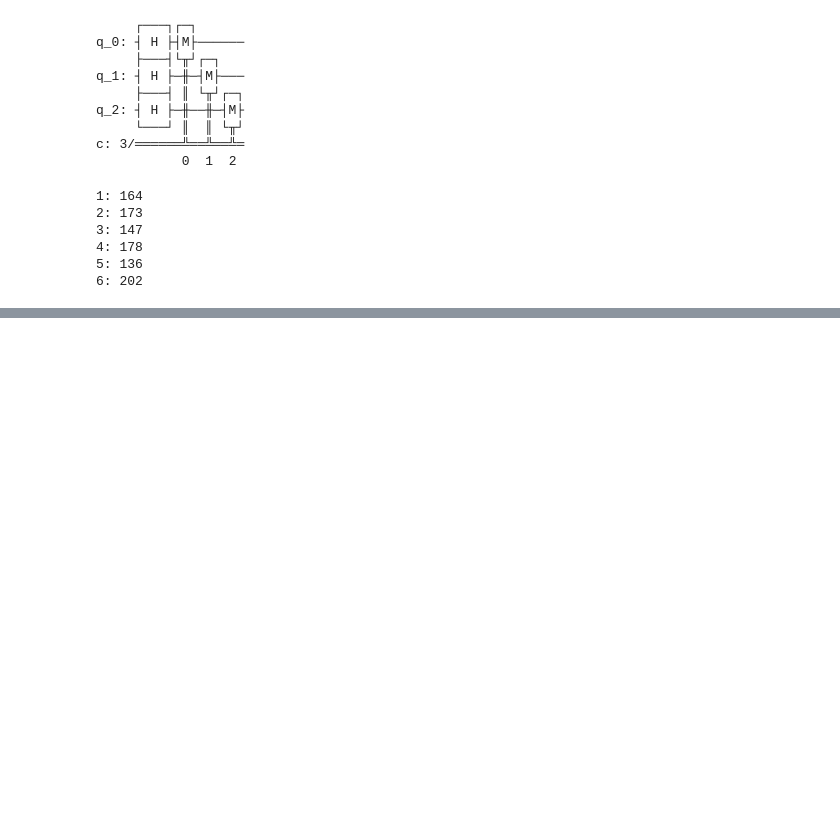
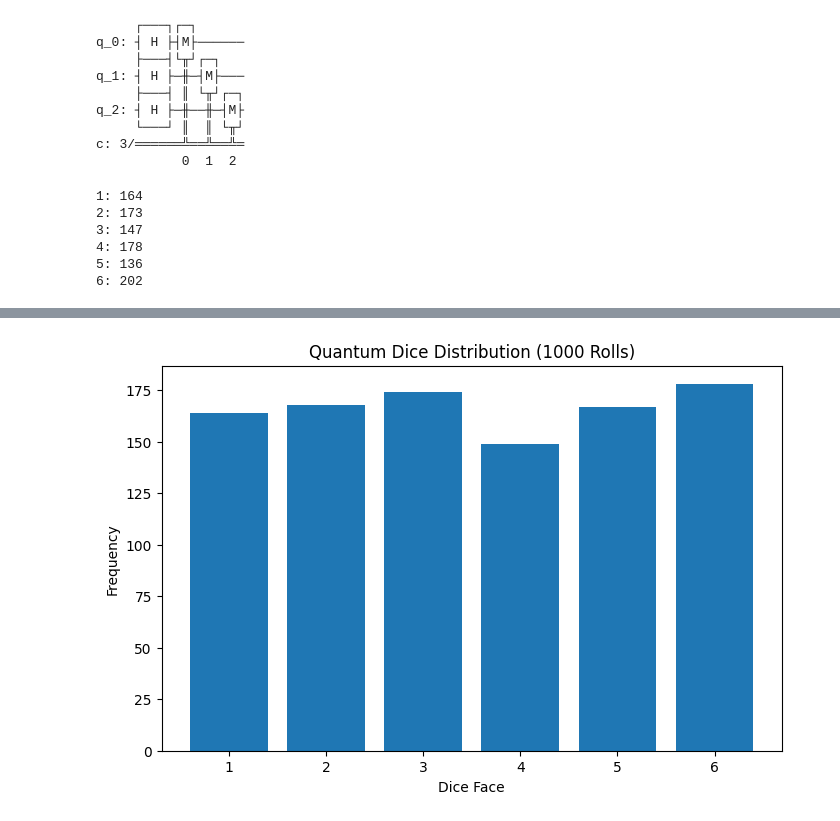
Before and after one commit to KeerthanaSistla/Exploring-Quantum-Computing, a Jupyter notebook: Quantum_Computing.ipynb, the cells around one changed output, grey strips where cells are left out. Cells and saved outputs as stored; diff of their text form; code cells hidden in the pictures; blank space fills up the shorter version.

```diff
--- a/Quantum_Computing.ipynb
+++ b/Quantum_Computing.ipynb
@@ -268,3 +268,80 @@ for value in sorted(frequency):
 4: 178
 5: 136
 6: 202
+# %%
+!pip install -q qiskit qiskit-aer
+
+from qiskit import QuantumCircuit
+from qiskit_aer import AerSimulator
+from collections import Counter
+import matplotlib.pyplot as plt
+
+simulator = AerSimulator()
+
+def quantum_dice():
+    while True:
+        qc = QuantumCircuit(3, 3)
+
+        qc.h(0)
+        qc.h(1)
+        qc.h(2)
+
+        qc.measure([0, 1, 2], [0, 1, 2])
+
+        job = simulator.run(qc, shots=1)
+        result = job.result()
+
+        counts = result.get_counts()
+        binary = list(counts.keys())[0]
+
+        number = int(binary, 2)
+
+        if 1 <= number <= 6:
+            return number
+
+print("=" * 50)
+print("QUANTUM DICE SIMULATOR")
+print("=" * 50)
+
+roll = quantum_dice()
+
+print(f"\n🎲 Quantum Dice Result: {roll}")
+
+print("\nRolling 10 times...\n")
+
+for i in range(10):
+    print(f"Roll {i+1}: {quantum_dice()}")
+
+qc = QuantumCircuit(3, 3)
+
+qc.h(0)
+qc.h(1)
+qc.h(2)
+
+qc.measure([0, 1, 2], [0, 1, 2])
+
+print("\nQuantum Circuit:\n")
+print(qc)
+
+print("\nRunning 1000 quantum dice rolls...")
+
+results = [quantum_dice() for _ in range(1000)]
+
+frequency = Counter(results)
+
+print("\nFrequency Distribution:\n")
+
+for face in range(1, 7):
+    print(f"Face {face}: {frequency[face]}")
+
+faces = list(range(1, 7))
+counts = [frequency[i] for i in faces]
+
+plt.figure(figsize=(8, 5))
+plt.bar(faces, counts)
+plt.xlabel("Dice Face")
+plt.ylabel("Frequency")
+plt.title("Quantum Dice Distribution (1000 Rolls)")
+plt.xticks(faces)
+plt.show()
+# %% [output]
@@ -270,0 +365 @@ for value in sorted(frequency):
+[figure, added]
```
Also changed, not shown: parts of 1 cell of this notebook.
